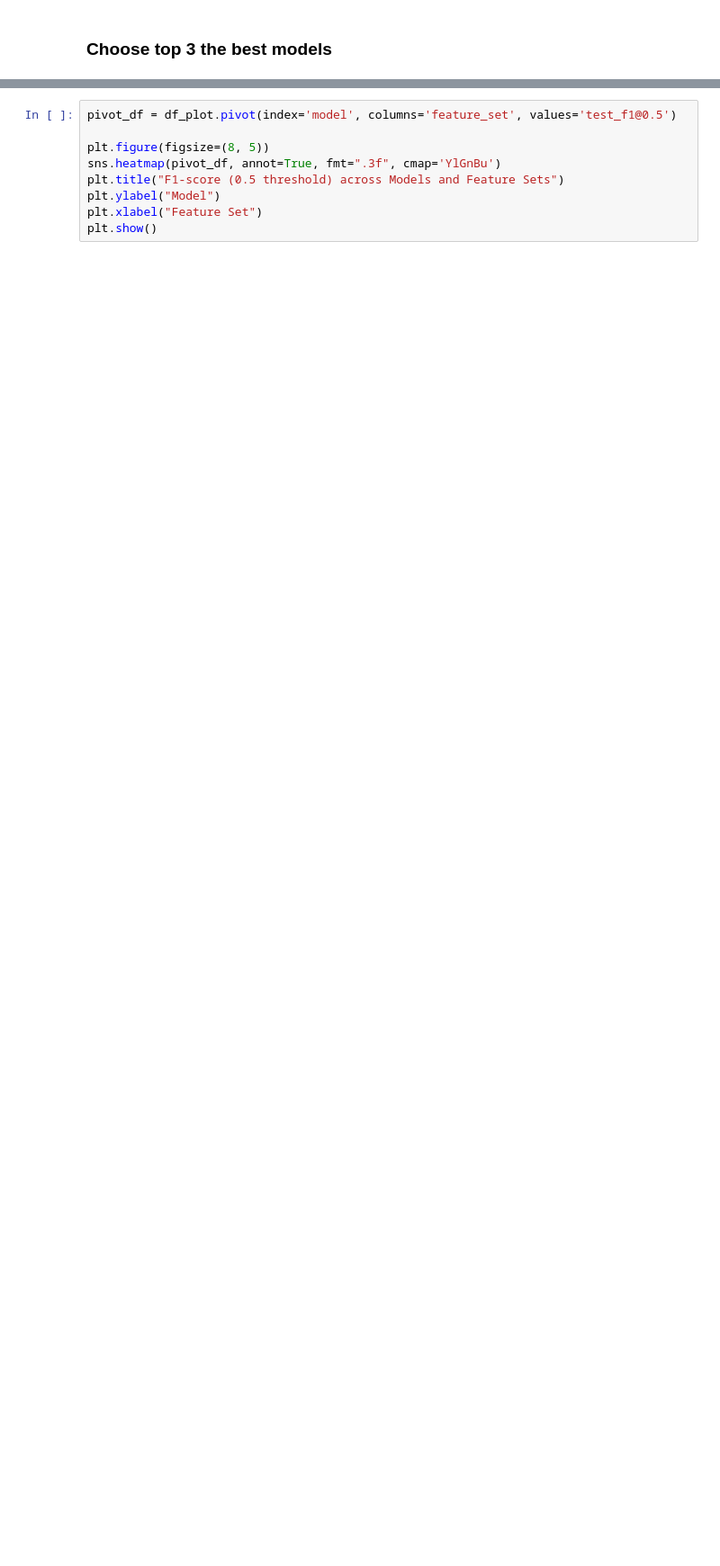
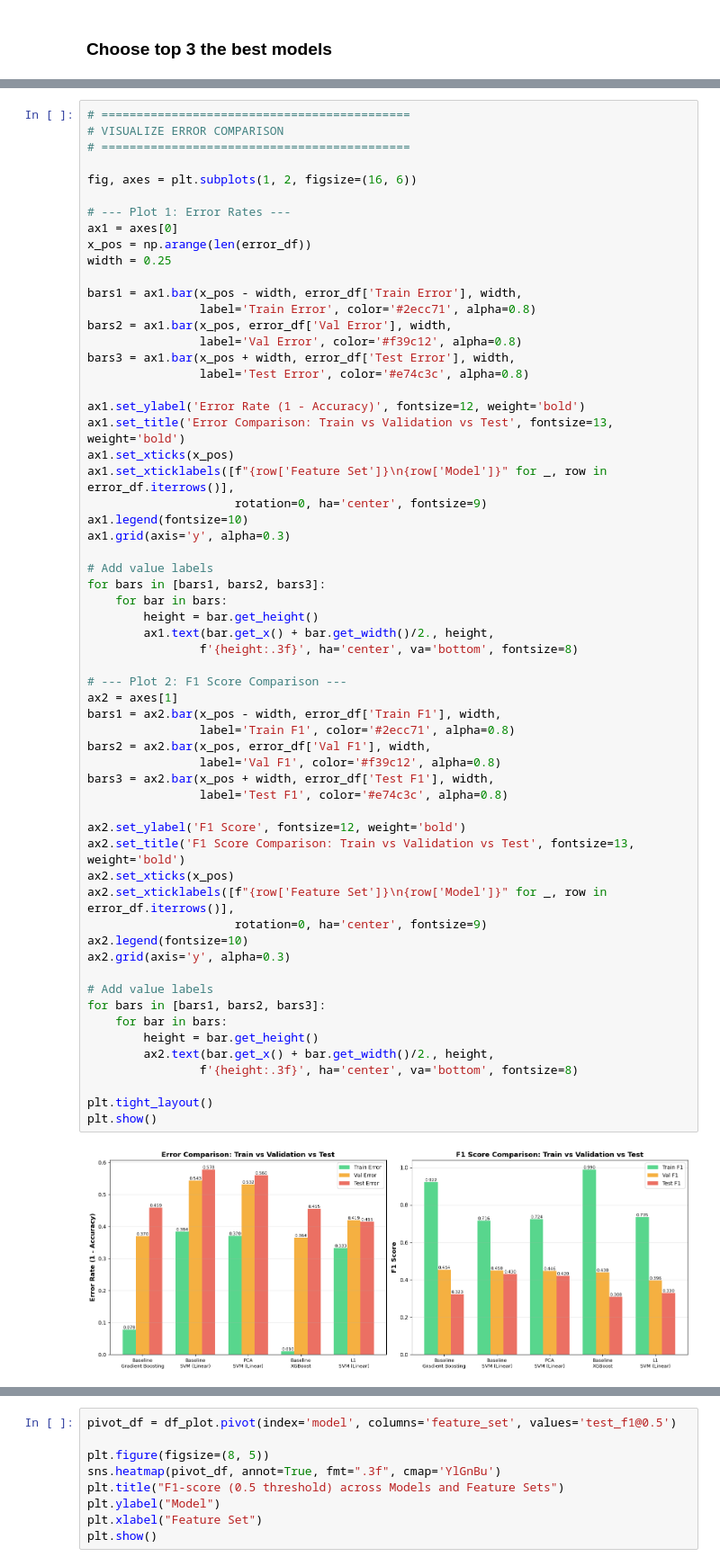
Before and after one commit to patrawi/spotify, a Jupyter notebook: 11_Model_Tuning_Test.ipynb, the cells around one changed output, grey strips where cells are left out. Shown at 90% size. Drawn from its saved outputs; the diff is of its cells as text; blank space fills up the shorter version.

```diff
--- a/11_Model_Tuning_Test.ipynb
+++ b/11_Model_Tuning_Test.ipynb
@@ -444,0 +728,62 @@ display(test_results_top3)
+# %%
+# ============================================
+# VISUALIZE ERROR COMPARISON
+# ============================================
+
+fig, axes = plt.subplots(1, 2, figsize=(16, 6))
+
+# --- Plot 1: Error Rates ---
+ax1 = axes[0]
+x_pos = np.arange(len(error_df))
+width = 0.25
+
+bars1 = ax1.bar(x_pos - width, error_df['Train Error'], width,
+                label='Train Error', color='#2ecc71', alpha=0.8)
+bars2 = ax1.bar(x_pos, error_df['Val Error'], width,
+                label='Val Error', color='#f39c12', alpha=0.8)
+bars3 = ax1.bar(x_pos + width, error_df['Test Error'], width,
+                label='Test Error', color='#e74c3c', alpha=0.8)
+
+ax1.set_ylabel('Error Rate (1 - Accuracy)', fontsize=12, weight='bold')
+ax1.set_title('Error Comparison: Train vs Validation vs Test', fontsize=13, weight='bold')
+ax1.set_xticks(x_pos)
+ax1.set_xticklabels([f"{row['Feature Set']}\n{row['Model']}" for _, row in error_df.iterrows()],
+                     rotation=0, ha='center', fontsize=9)
+ax1.legend(fontsize=10)
+ax1.grid(axis='y', alpha=0.3)
+
+# Add value labels
+for bars in [bars1, bars2, bars3]:
+    for bar in bars:
+        height = bar.get_height()
+        ax1.text(bar.get_x() + bar.get_width()/2., height,
+                f'{height:.3f}', ha='center', va='bottom', fontsize=8)
+
+# --- Plot 2: F1 Score Comparison ---
+ax2 = axes[1]
+bars1 = ax2.bar(x_pos - width, error_df['Train F1'], width,
+                label='Train F1', color='#2ecc71', alpha=0.8)
+bars2 = ax2.bar(x_pos, error_df['Val F1'], width,
+                label='Val F1', color='#f39c12', alpha=0.8)
+bars3 = ax2.bar(x_pos + width, error_df['Test F1'], width,
+                label='Test F1', color='#e74c3c', alpha=0.8)
+
+ax2.set_ylabel('F1 Score', fontsize=12, weight='bold')
+ax2.set_title('F1 Score Comparison: Train vs Validation vs Test', fontsize=13, weight='bold')
+ax2.set_xticks(x_pos)
+ax2.set_xticklabels([f"{row['Feature Set']}\n{row['Model']}" for _, row in error_df.iterrows()],
+                     rotation=0, ha='center', fontsize=9)
+ax2.legend(fontsize=10)
+ax2.grid(axis='y', alpha=0.3)
+
+# Add value labels
+for bars in [bars1, bars2, bars3]:
+    for bar in bars:
+        height = bar.get_height()
+        ax2.text(bar.get_x() + bar.get_width()/2., height,
+                f'{height:.3f}', ha='center', va='bottom', fontsize=8)
+
+plt.tight_layout()
+plt.show()
+# %% [output]
+[figure, added]
```
Also changed, not shown: parts of 17 cells of this notebook.
